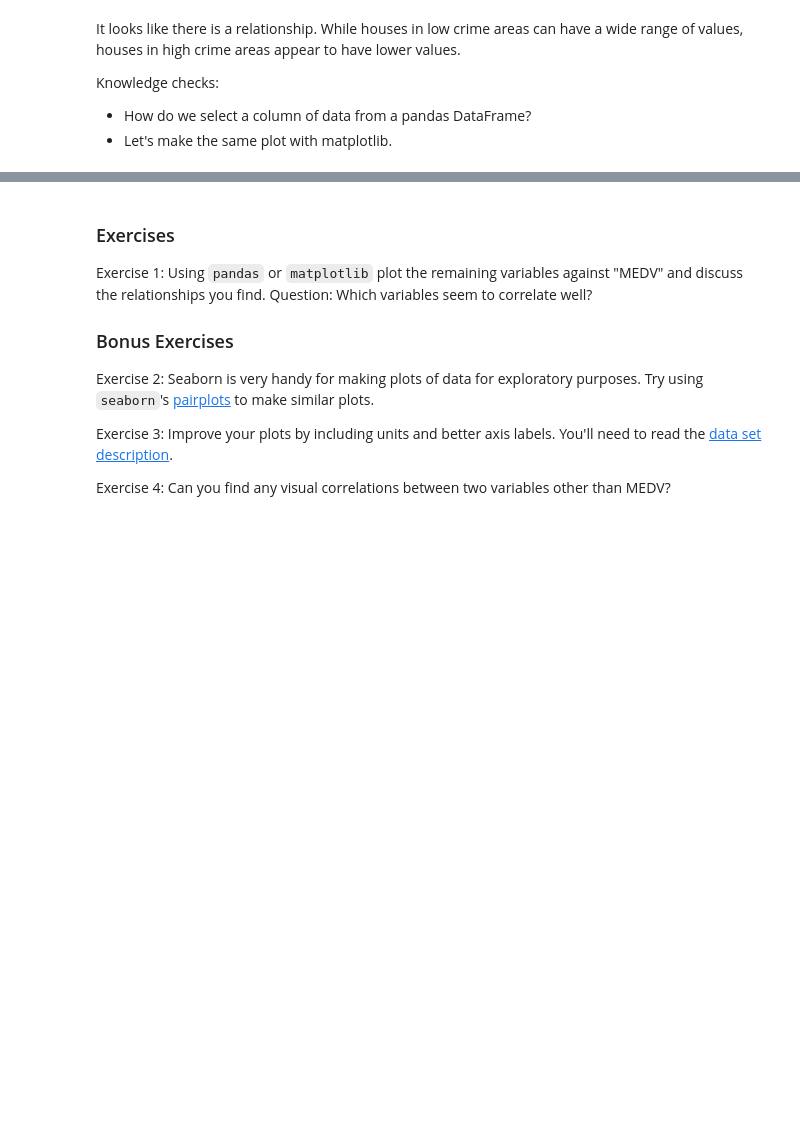
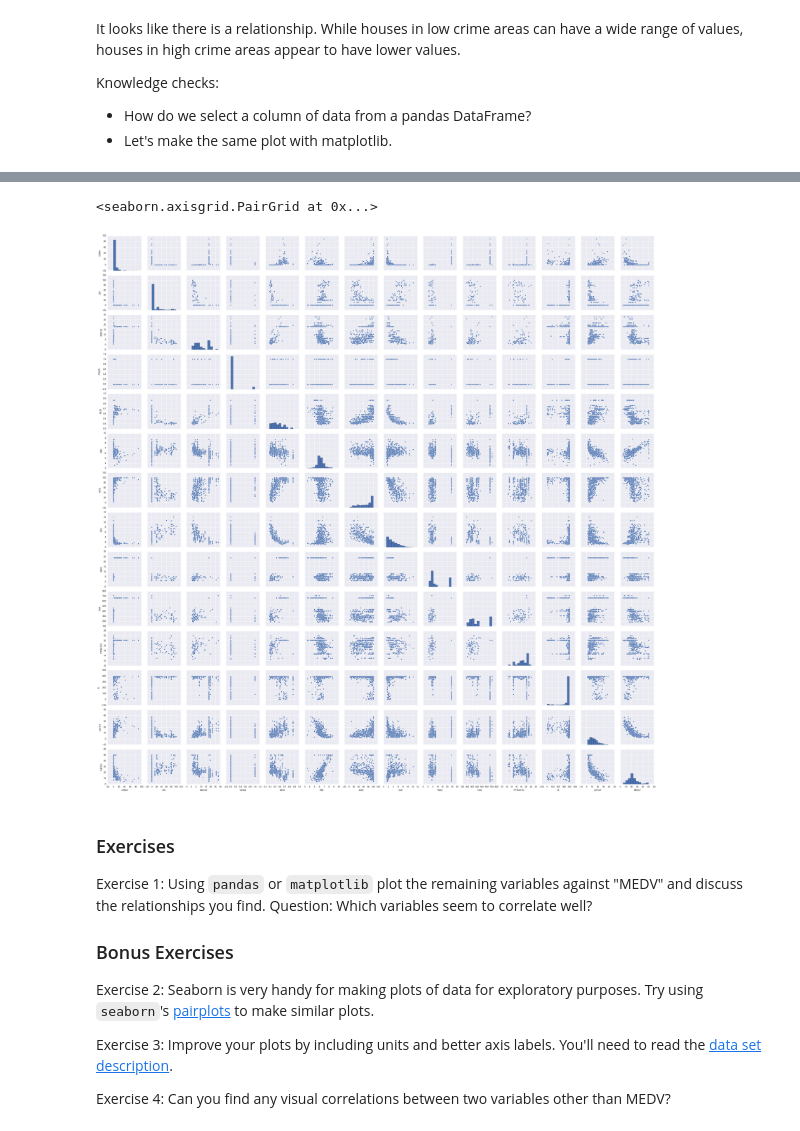
Before and after one commit to mushgrant/dsi-MarshallGrant, a Jupyter notebook: week-03/1.2-lab/code/starter-code/W3-Lab-1.2-Starter.ipynb, the cells around one changed output, grey strips where cells are left out. Cells and saved outputs as stored; diff of their text form; code cells hidden in the pictures; blank space fills up the shorter version.

```diff
--- a/week-03/1.2-lab/code/starter-code/W3-Lab-1.2-Starter.ipynb
+++ b/week-03/1.2-lab/code/starter-code/W3-Lab-1.2-Starter.ipynb
@@ -85,3 +86,9 @@ plt.ylabel("House Value")
+# %%
+sns.pairplot(data)
+plt.show
+# %% [output]
+<seaborn.axisgrid.PairGrid at 0x...>
+[figure, added]
 # %% [markdown]
 ### Exercises
 
```
Also changed, not shown: parts of 17 cells of this notebook, 8 other files.
